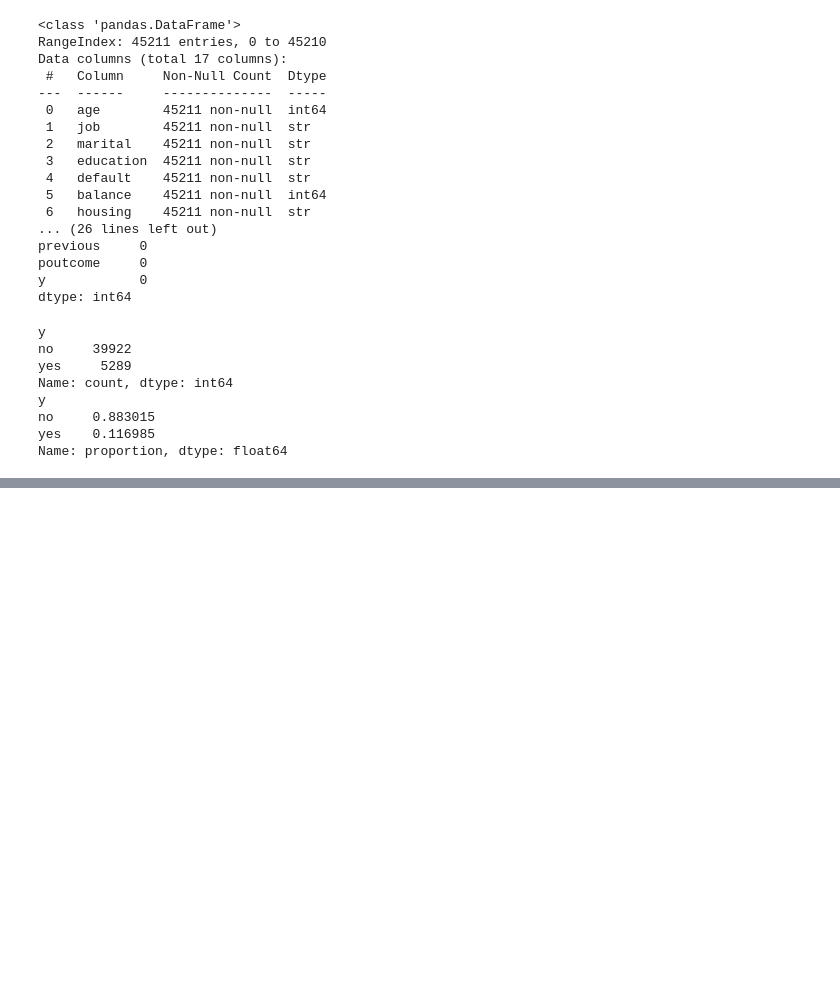
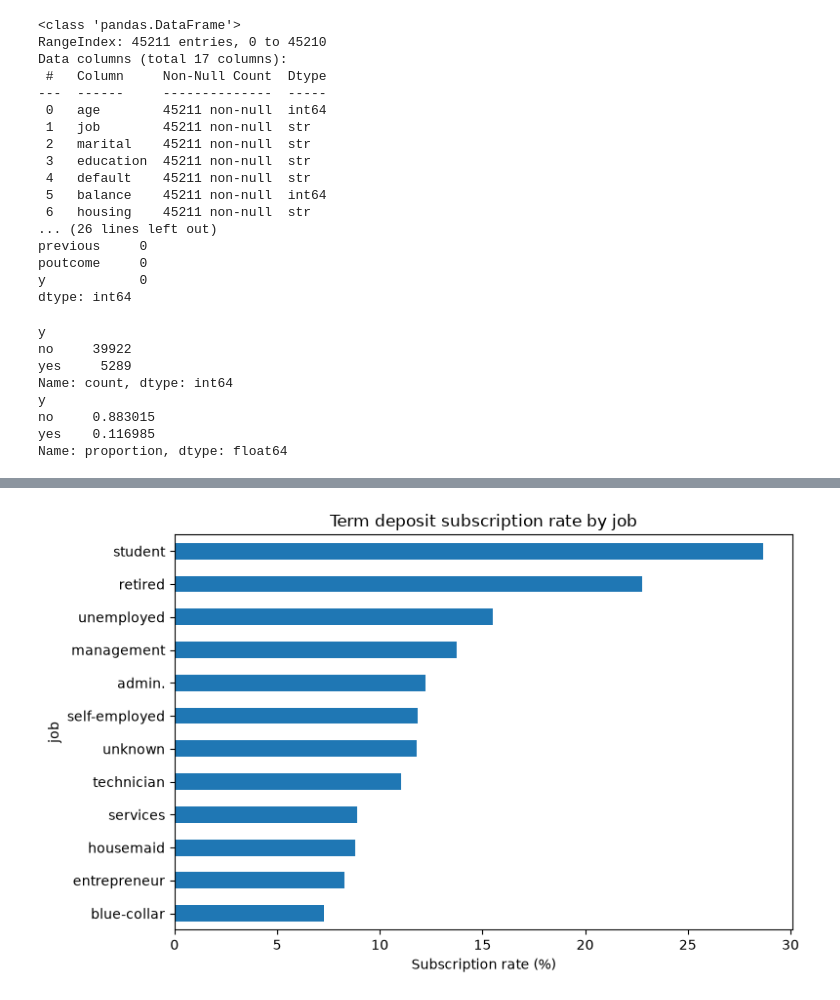
Before and after one commit to MahatazMahe/bank-term-deposit-prediction, a Jupyter notebook: notebooks/01_bank_eda.ipynb, the cells around one changed output, grey strips where cells are left out. Cells and saved outputs as stored; diff of their text form; code cells hidden in the pictures; blank space fills up the shorter version.

Commit message:
Add target column, job chart and duration leakage check

```diff
--- a/notebooks/01_bank_eda.ipynb
+++ b/notebooks/01_bank_eda.ipynb
@@ -50,0 +64,4 @@ Name: proportion, dtype: float64
+# %%
+df["target"] = (df["y"] == "yes").astype(int)
+print(df[["y", "target"]].head())
+print(df["target"].value_counts())
@@ -50,0 +79,11 @@ Name: proportion, dtype: float64
+# %%
+job_rate = df.groupby("job")["target"].mean().sort_values() * 100
+
+job_rate.plot(kind="barh", figsize=(8, 5))
+plt.xlabel("Subscription rate (%)")
+plt.title("Term deposit subscription rate by job")
+plt.tight_layout()
+plt.savefig("../images/subscription_by_job.png", dpi=150)
+plt.show()
+# %% [output]
+[figure, added]
```
Also changed, not shown: parts of 4 cells of this notebook, 2 other files.
